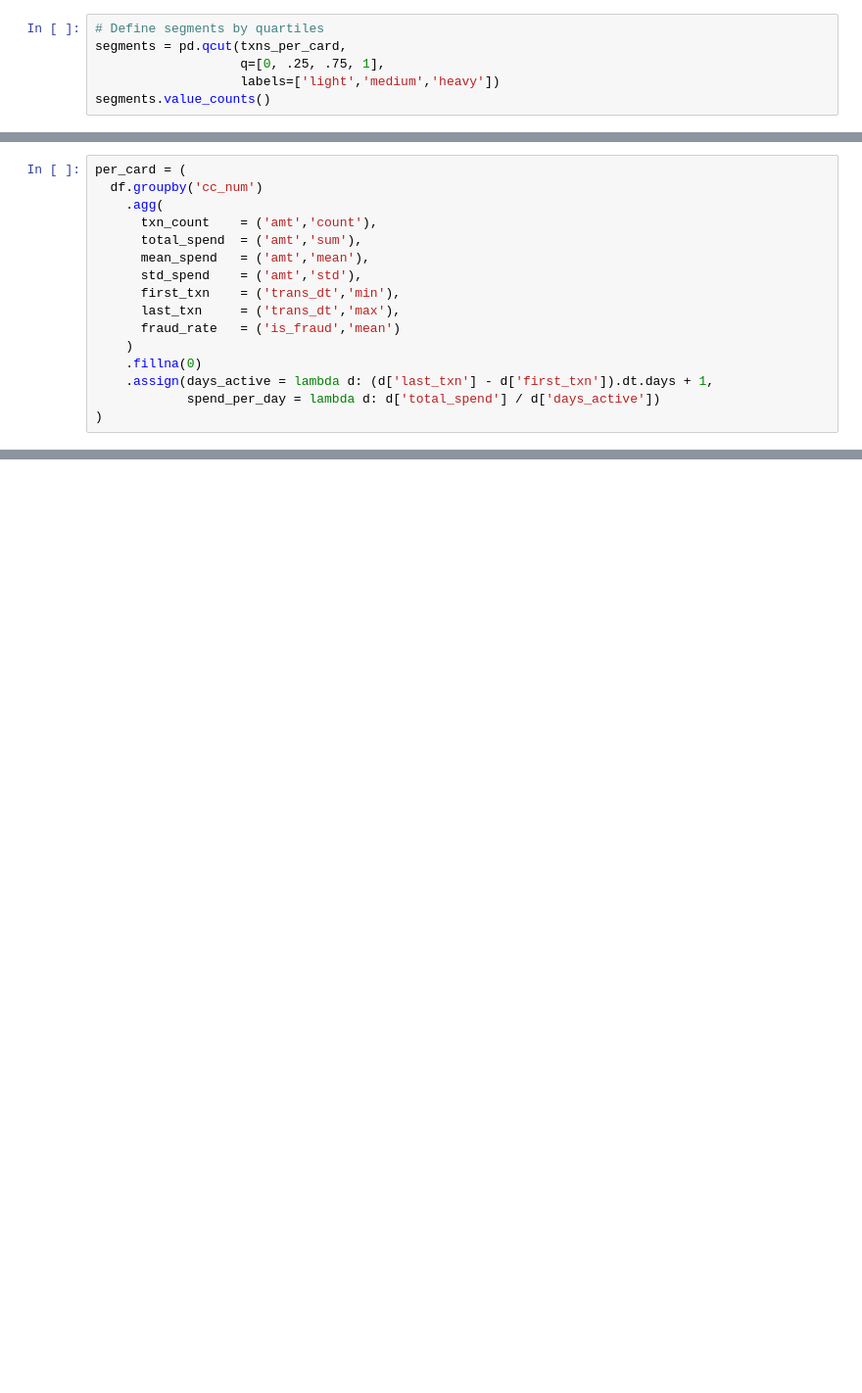
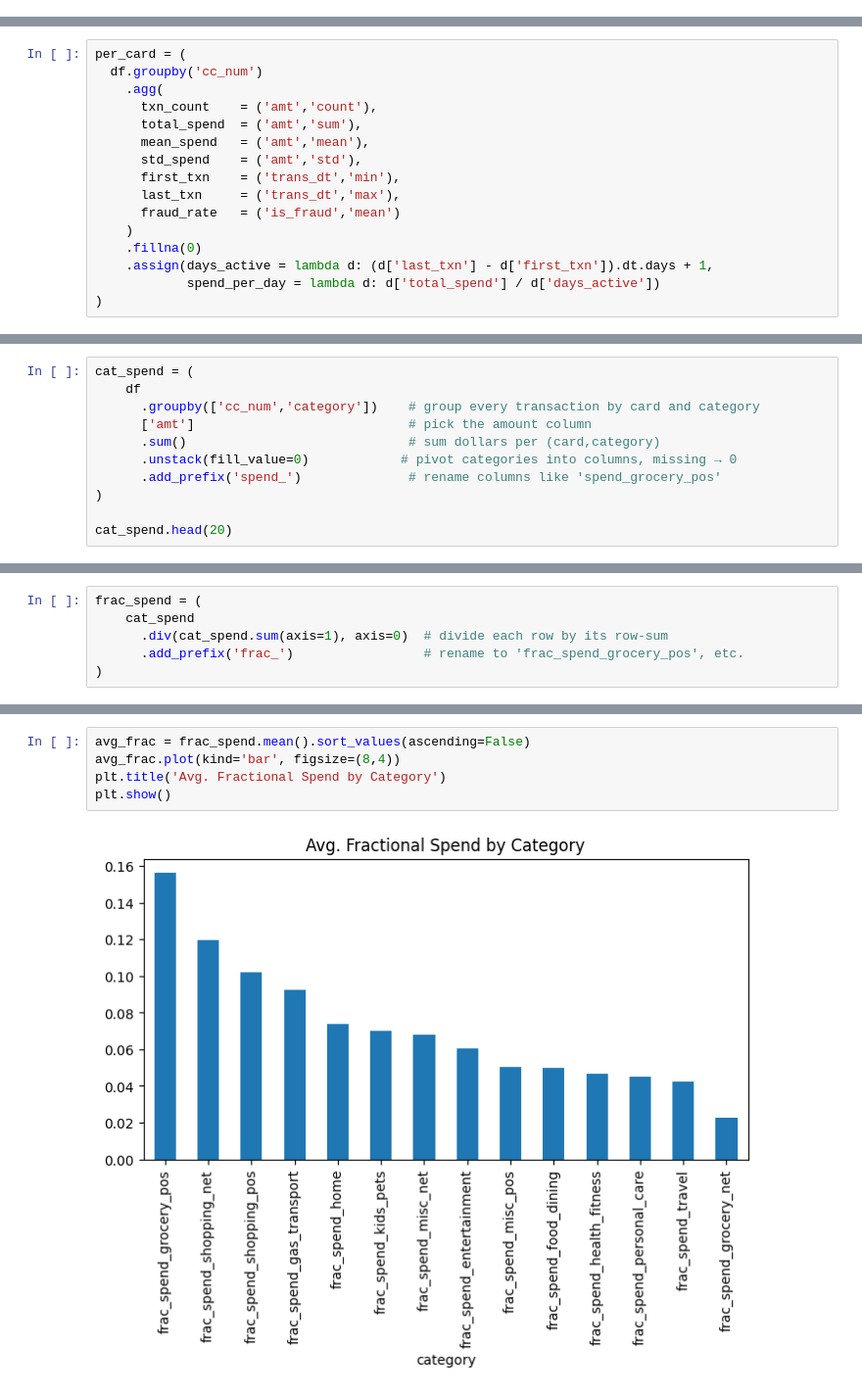
Before and after one commit to 5h4tt3r/creditML, a Jupyter notebook: notebooks/1)Processing+EDA/featureProcessing.ipynb, the cells around one changed output, grey strips where cells are left out. Shown at 98% size. Saved outputs shown, nothing was run; the diff lists cells and outputs as text; blank space fills up the shorter version.

```diff
--- a/notebooks/1)Processing+EDA/featureProcessing.ipynb
+++ b/notebooks/1)Processing+EDA/featureProcessing.ipynb
@@ -136,7 +129 @@ Why the log scale helps
 Without it, the small‐count bins at the high end would be nearly invisible beside the ~100-card peak bins.
-# %%
-# Define segments by quartiles
-segments = pd.qcut(txns_per_card,
-                   q=[0, .25, .75, 1],
-                   labels=['light','medium','heavy'])
-segments.value_counts()
@@ -246,0 +191,11 @@ travel              40507   4516721.68  111.504720
+# %%
+cat_spend = (
+    df
+      .groupby(['cc_num','category'])    # group every transaction by card and category
+      ['amt']                            # pick the amount column
+      .sum()                             # sum dollars per (card,category)
+      .unstack(fill_value=0)            # pivot categories into columns, missing → 0
+      .add_prefix('spend_')              # rename columns like 'spend_grocery_pos'
+)
+
+cat_spend.head(20)
@@ -246,0 +223,6 @@ travel              40507   4516721.68  111.504720
+# %%
+frac_spend = (
+    cat_spend
+      .div(cat_spend.sum(axis=1), axis=0)  # divide each row by its row‐sum
+      .add_prefix('frac_')                 # rename to 'frac_spend_grocery_pos', etc.
+)
@@ -246,0 +286,7 @@ travel              40507   4516721.68  111.504720
+# %%
+avg_frac = frac_spend.mean().sort_values(ascending=False)
+avg_frac.plot(kind='bar', figsize=(8,4))
+plt.title('Avg. Fractional Spend by Category')
+plt.show()
+# %% [output]
+[figure, added]
```
Also changed, not shown: parts of 28 cells of this notebook.
